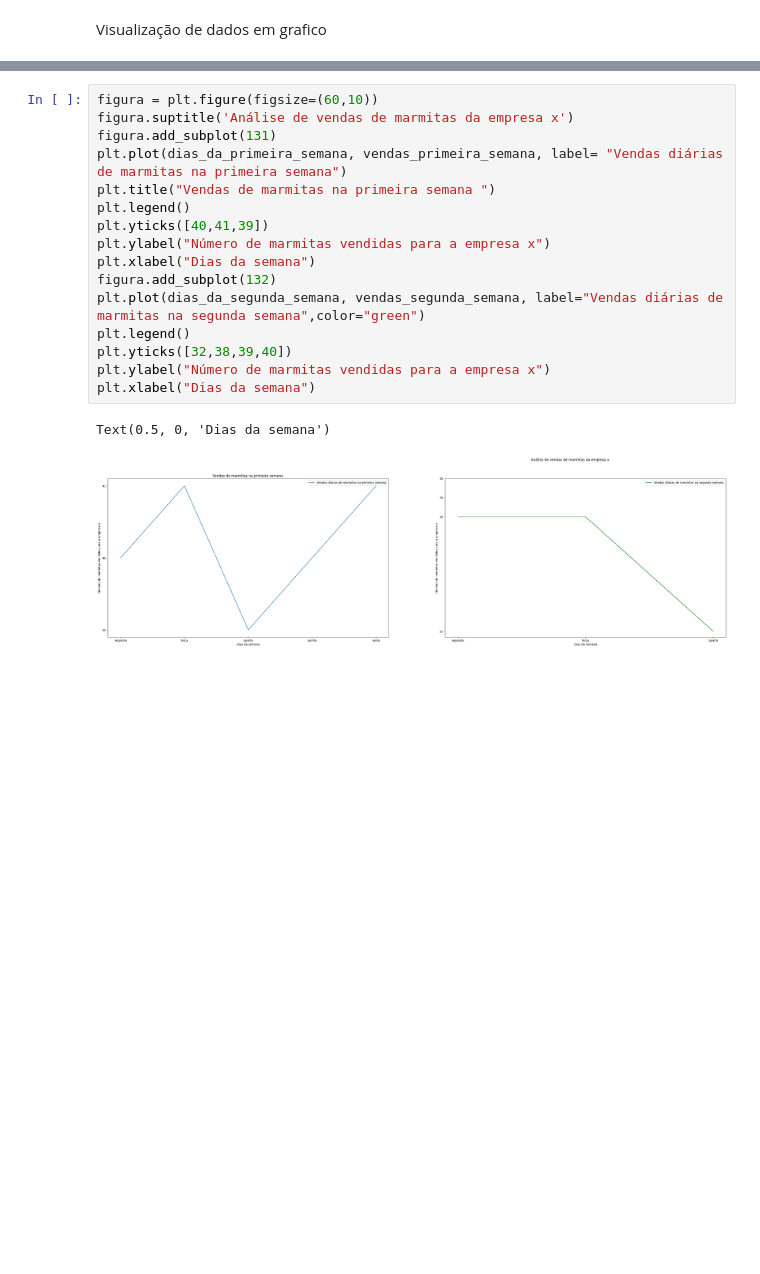
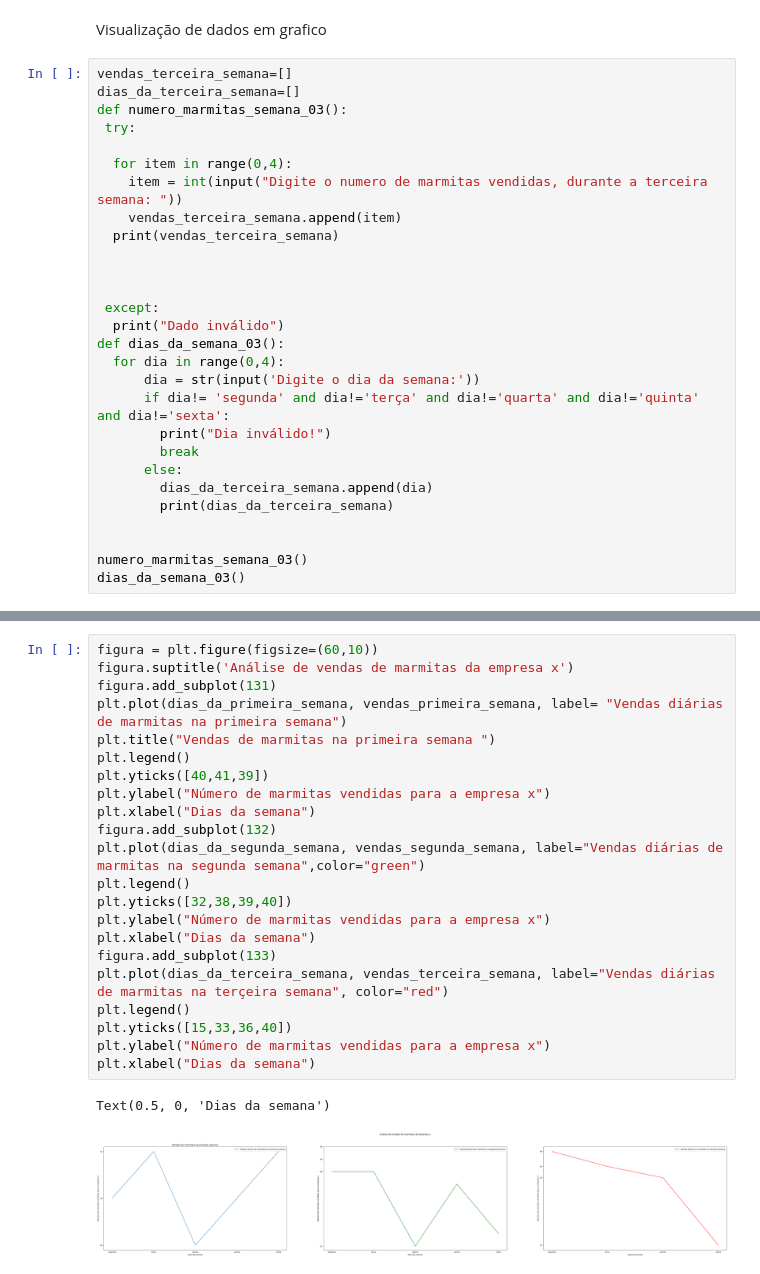
Before and after one commit to jeniferGoncalvesDaSilvaDev/data-analytics-python, a Jupyter notebook: analise-vendas-marmitas-empresaX.ipynb, the cells around one changed output, grey strips where cells are left out. Cells and saved outputs as stored; diff of their text form; blank space fills up the shorter version.

```diff
--- a/analise-vendas-marmitas-empresaX.ipynb
+++ b/analise-vendas-marmitas-empresaX.ipynb
@@ -106,2 +114,30 @@ Digite o dia da semana:quarta
 # %% [markdown]
 Visualização de dados em grafico
+# %%
+vendas_terceira_semana=[]
+dias_da_terceira_semana=[]
+def numero_marmitas_semana_03():
+ try:
+
+  for item in range(0,4):
+    item = int(input("Digite o numero de marmitas vendidas, durante a terceira semana: "))
+    vendas_terceira_semana.append(item)
+  print(vendas_terceira_semana)
+
+
+
+ except:
+  print("Dado inválido")
+def dias_da_semana_03():
+  for dia in range(0,4):
+      dia = str(input('Digite o dia da semana:'))
+      if dia!= 'segunda' and dia!='terça' and dia!='quarta' and dia!='quinta' and dia!='sexta':
+        print("Dia inválido!")
+        break
+      else:
+        dias_da_terceira_semana.append(dia)
+        print(dias_da_terceira_semana)
+
+
+numero_marmitas_semana_03()
+dias_da_semana_03()
@@ -108,19 +158,25 @@ Visualização de dados em grafico
 # %%
 figura = plt.figure(figsize=(60,10))
 figura.suptitle('Análise de vendas de marmitas da empresa x')
 figura.add_subplot(131)
 plt.plot(dias_da_primeira_semana, vendas_primeira_semana, label= "Vendas diárias de marmitas na primeira semana")
 plt.title("Vendas de marmitas na primeira semana ")
 plt.legend()
 plt.yticks([40,41,39])
 plt.ylabel("Número de marmitas vendidas para a empresa x")
 plt.xlabel("Dias da semana")
 figura.add_subplot(132)
 plt.plot(dias_da_segunda_semana, vendas_segunda_semana, label="Vendas diárias de marmitas na segunda semana",color="green")
 plt.legend()
 plt.yticks([32,38,39,40])
 plt.ylabel("Número de marmitas vendidas para a empresa x")
 plt.xlabel("Dias da semana")
+figura.add_subplot(133)
+plt.plot(dias_da_terceira_semana, vendas_terceira_semana, label="Vendas diárias de marmitas na terçeira semana", color="red")
+plt.legend()
+plt.yticks([15,33,36,40])
+plt.ylabel("Número de marmitas vendidas para a empresa x")
+plt.xlabel("Dias da semana")
 # %% [output]
 Text(0.5, 0, 'Dias da semana')
-[figure, old version]
+[figure, new version]
```
Also changed, not shown: parts of 3 cells of this notebook.
